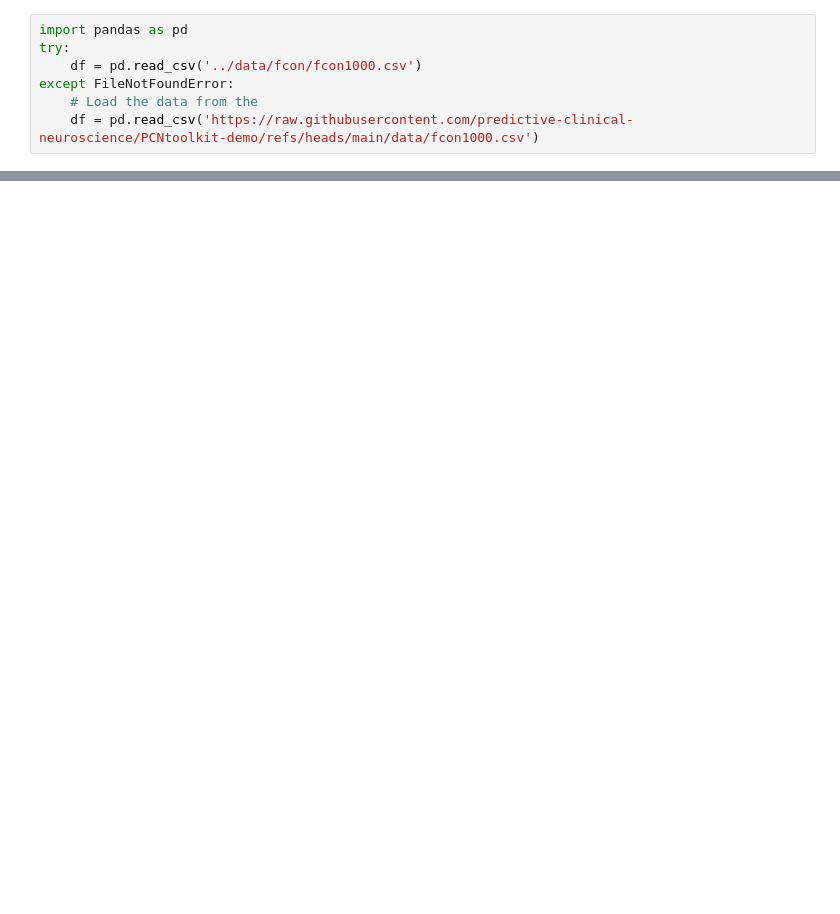
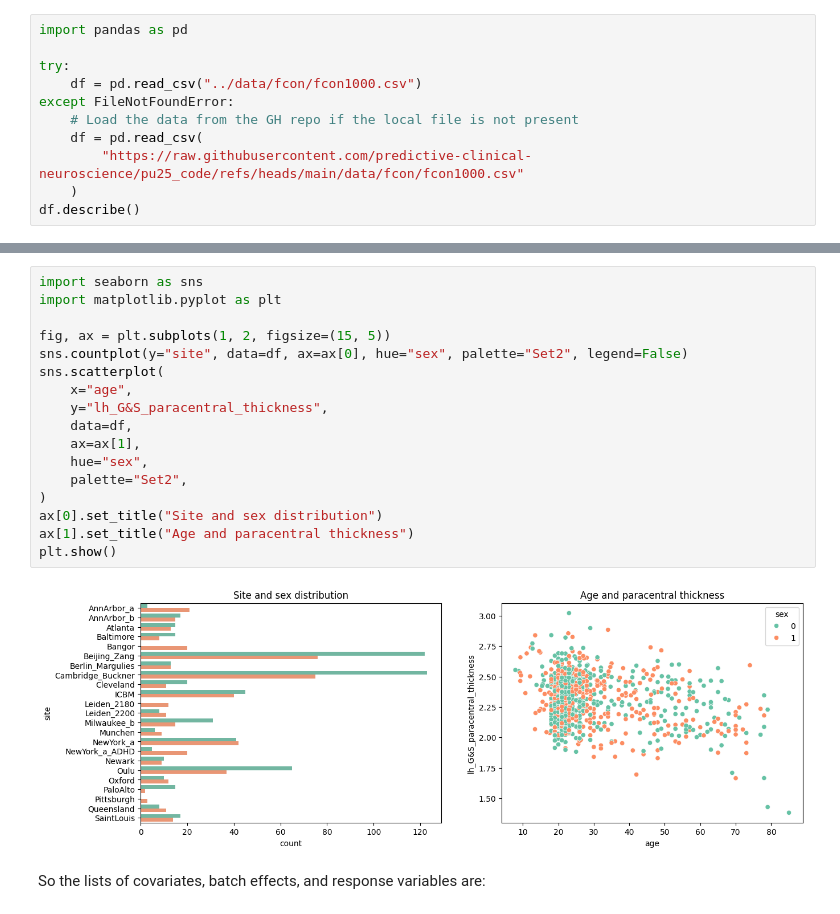
Before and after one commit to predictive-clinical-neuroscience/pu25_code, a Jupyter notebook: notebooks/1_main_workflow.ipynb, the cells around one changed output, grey strips where cells are left out. Cells and saved outputs as stored; diff of their text form; blank space fills up the shorter version.

```diff
--- a/notebooks/1_main_workflow.ipynb
+++ b/notebooks/1_main_workflow.ipynb
@@ -85,8 +79,12 @@ In our example, we will use image-derive phenotypes FCON1000 dataset, which cont
 # %%
 import pandas as pd
+
 try:
-    df = pd.read_csv('../data/fcon/fcon1000.csv')
+    df = pd.read_csv("../data/fcon/fcon1000.csv")
 except FileNotFoundError:
-    # Load the data from the
-    df = pd.read_csv('https://raw.githubusercontent.com/predictive-clinical-neuroscience/PCNtoolkit-demo/refs/heads/main/data/fcon1000.csv')
+    # Load the data from the GH repo if the local file is not present
+    df = pd.read_csv(
+        "https://raw.githubusercontent.com/predictive-clinical-neuroscience/pu25_code/refs/heads/main/data/fcon/fcon1000.csv"
+    )
+df.describe()
 # %% [output]
@@ -120,0 +114,21 @@ For a correct performance assessment, the test set should be as statistically si
+# %%
+import seaborn as sns
+import matplotlib.pyplot as plt
+
+fig, ax = plt.subplots(1, 2, figsize=(15, 5))
+sns.countplot(y="site", data=df, ax=ax[0], hue="sex", palette="Set2", legend=False)
+sns.scatterplot(
+    x="age",
+    y="lh_G&S_paracentral_thickness",
+    data=df,
+    ax=ax[1],
+    hue="sex",
+    palette="Set2",
+)
+ax[0].set_title("Site and sex distribution")
+ax[1].set_title("Age and paracentral thickness")
+plt.show()
+# %% [output]
+[figure, added]
+# %% [markdown]
+So the lists of covariates, batch effects, and response variables are:
```
Also changed, not shown: parts of 26 cells of this notebook, 1 other file.
